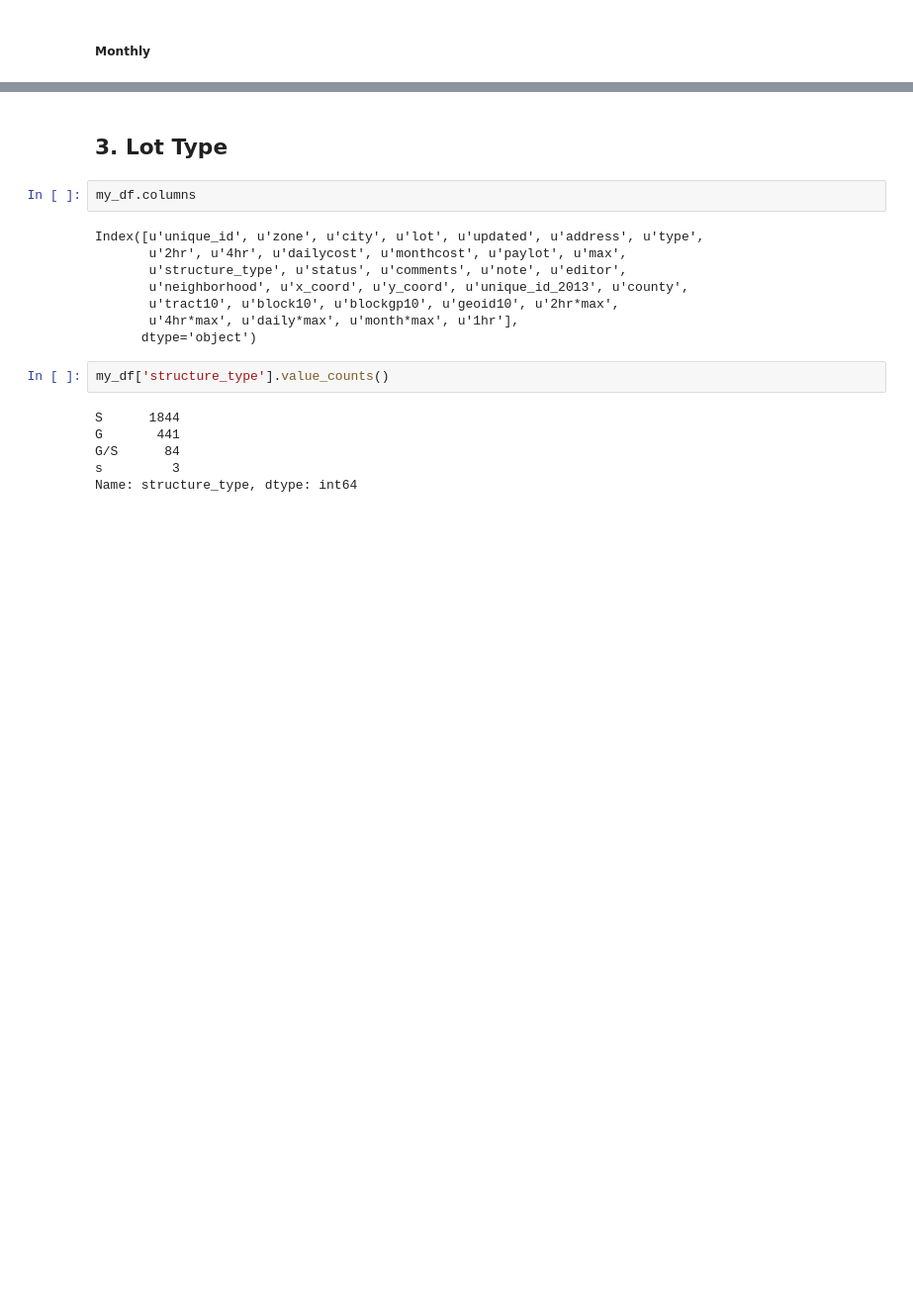
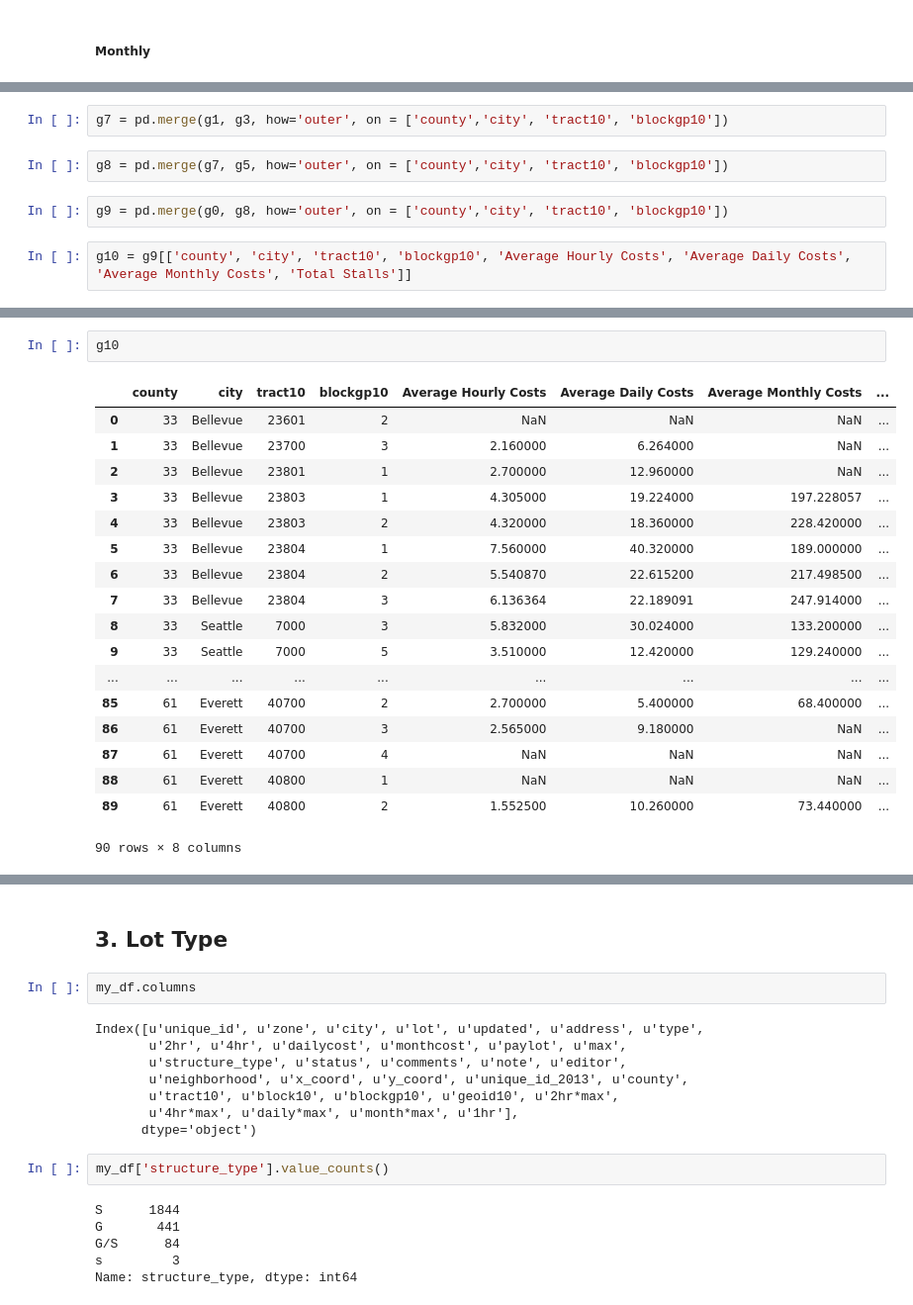
Before and after one commit to psrc/data-science, a Jupyter notebook: parking/2018_Parking_data_exploration.ipynb, the cells around one changed output, grey strips where cells are left out. Shown at 99% size. Drawn from its saved outputs; the diff is of its cells as text; blank space fills up the shorter version.

```diff
--- a/parking/2018_Parking_data_exploration.ipynb
+++ b/parking/2018_Parking_data_exploration.ipynb
@@ -235,0 +264,8 @@ g6.to_csv('CostsMonthlyZones_2018.csv')
+# %%
+g7 = pd.merge(g1, g3, how='outer', on = ['county','city', 'tract10', 'blockgp10'])
+# %%
+g8 = pd.merge(g7, g5, how='outer', on = ['county','city', 'tract10', 'blockgp10'])
+# %%
+g9 = pd.merge(g0, g8, how='outer', on = ['county','city', 'tract10', 'blockgp10'])
+# %%
+g10 = g9[['county', 'city', 'tract10', 'blockgp10', 'Average Hourly Costs', 'Average Daily Costs', 'Average Monthly Costs', 'Total Stalls']]
@@ -235,0 +284,21 @@ g6.to_csv('CostsMonthlyZones_2018.csv')
+# %%
+g10
+# %% [output]
+|  | county | city | tract10 | blockgp10 | Average Hourly Costs | Average Daily Costs | Average Monthly Costs | ... |
+| 0 | 33 | Bellevue | 23601 | 2 | NaN | NaN | NaN | ... |
+| 1 | 33 | Bellevue | 23700 | 3 | 2.160000 | 6.264000 | NaN | ... |
+| 2 | 33 | Bellevue | 23801 | 1 | 2.700000 | 12.960000 | NaN | ... |
+| 3 | 33 | Bellevue | 23803 | 1 | 4.305000 | 19.224000 | 197.228057 | ... |
+| 4 | 33 | Bellevue | 23803 | 2 | 4.320000 | 18.360000 | 228.420000 | ... |
+| 5 | 33 | Bellevue | 23804 | 1 | 7.560000 | 40.320000 | 189.000000 | ... |
+| 6 | 33 | Bellevue | 23804 | 2 | 5.540870 | 22.615200 | 217.498500 | ... |
+| 7 | 33 | Bellevue | 23804 | 3 | 6.136364 | 22.189091 | 247.914000 | ... |
+| 8 | 33 | Seattle | 7000 | 3 | 5.832000 | 30.024000 | 133.200000 | ... |
+| 9 | 33 | Seattle | 7000 | 5 | 3.510000 | 12.420000 | 129.240000 | ... |
+| ... | ... | ... | ... | ... | ... | ... | ... | ... |
+| 85 | 61 | Everett | 40700 | 2 | 2.700000 | 5.400000 | 68.400000 | ... |
+| 86 | 61 | Everett | 40700 | 3 | 2.565000 | 9.180000 | NaN | ... |
+| 87 | 61 | Everett | 40700 | 4 | NaN | NaN | NaN | ... |
+| 88 | 61 | Everett | 40800 | 1 | NaN | NaN | NaN | ... |
+| 89 | 61 | Everett | 40800 | 2 | 1.552500 | 10.260000 | 73.440000 | ... |
+90 rows × 8 columns
```
Also changed, not shown: parts of 29 cells of this notebook.
